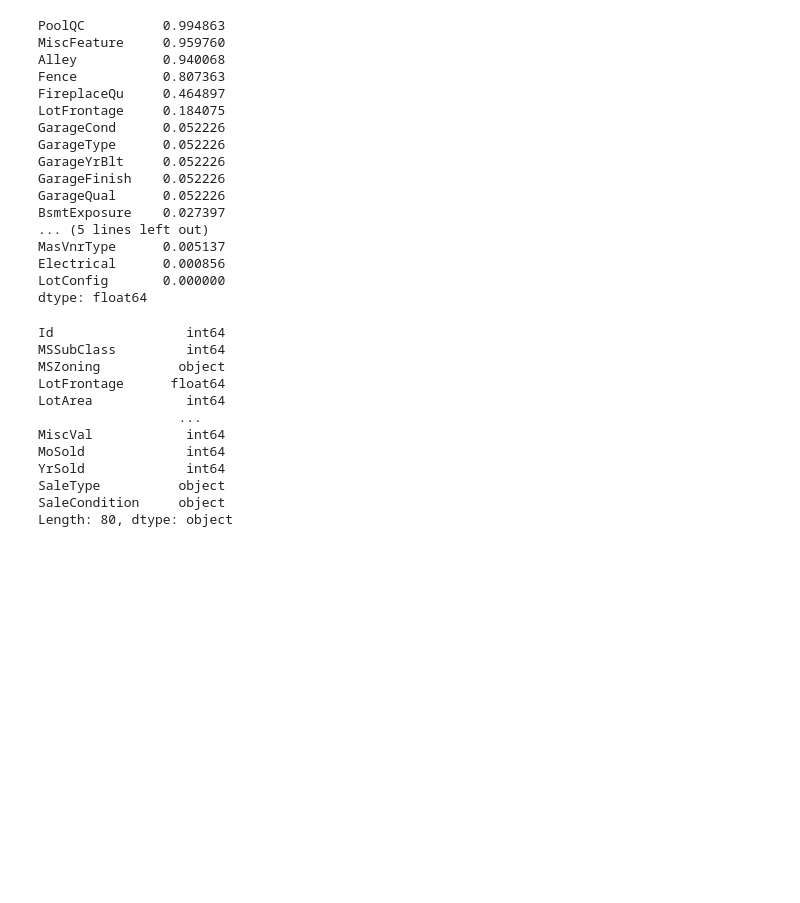
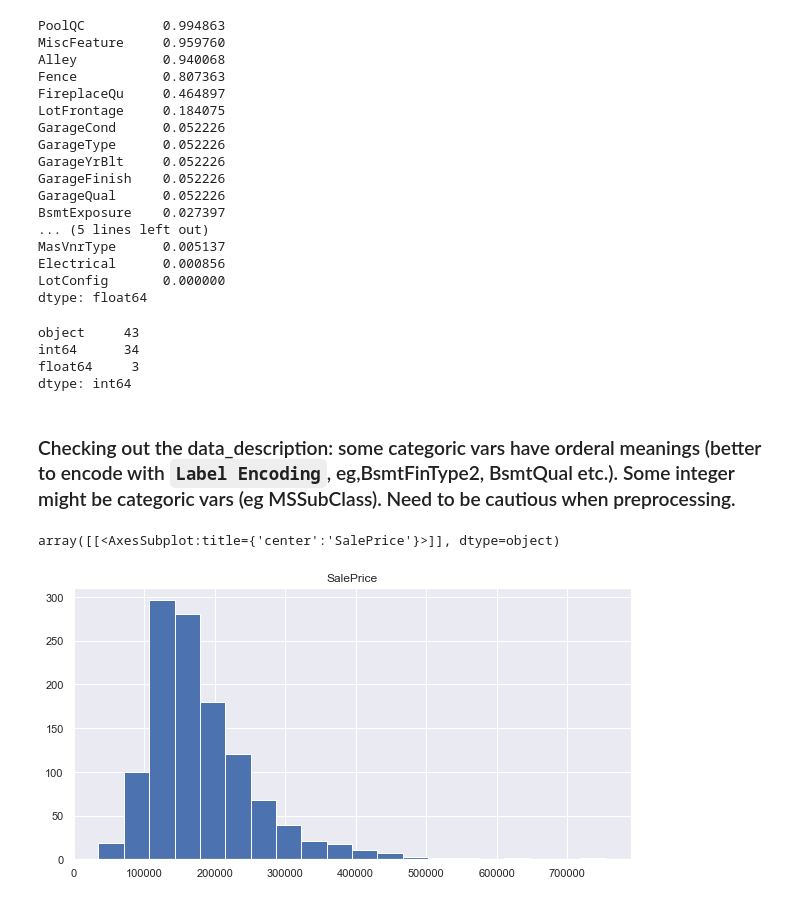
Before and after one commit to Zhang-Haipeng/house-price-prediction, a Jupyter notebook: src/EDA/EDA_Roc.ipynb, the cells around one changed output. Drawn from its saved outputs; the diff is of its cells as text; code cells hidden in the pictures; blank space fills up the shorter version.

```diff
--- a/src/EDA/EDA_Roc.ipynb
+++ b/src/EDA/EDA_Roc.ipynb
@@ -45,17 +47,18 @@ Electrical      0.000856
 LotConfig       0.000000
 dtype: float64
 # %%
-X_train.dtypes
+X_train.dtypes.value_counts()
 # %% [output]
-Id                 int64
-MSSubClass         int64
-MSZoning          object
-LotFrontage      float64
-LotArea            int64
-                  ...
-MiscVal            int64
-MoSold             int64
-YrSold             int64
-SaleType          object
-SaleCondition     object
-Length: 80, dtype: object
+object     43
+int64      34
+float64     3
+dtype: int64
+# %% [markdown]
+### Checking out the data_description: some categoric vars have orderal meanings (better to encode with `Label Encoding`, eg,BsmtFinType2, BsmtQual etc.). Some integer might be categoric vars (eg MSSubClass). Need to be cautious when preprocessing.
+# %%
+# distribution of y
+sns.set(rc={'figure.figsize':(10,5)})
+pd.DataFrame(y_train).hist(bins=20)
+# %% [output]
+array([[<AxesSubplot:title={'center':'SalePrice'}>]], dtype=object)
+[figure, added]
```
Also changed, not shown: parts of 3 cells of this notebook.
